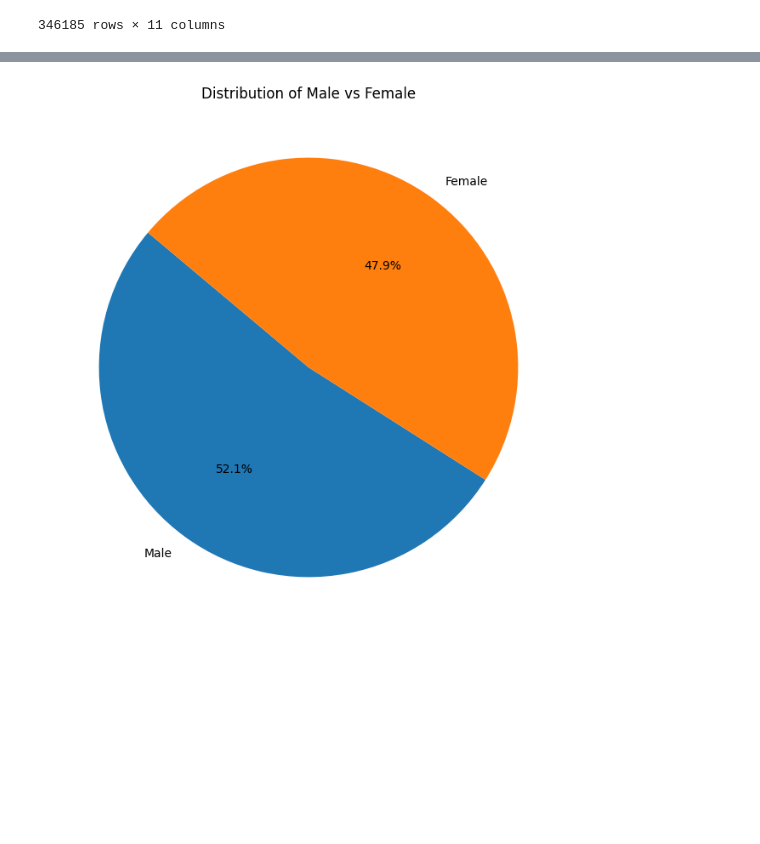
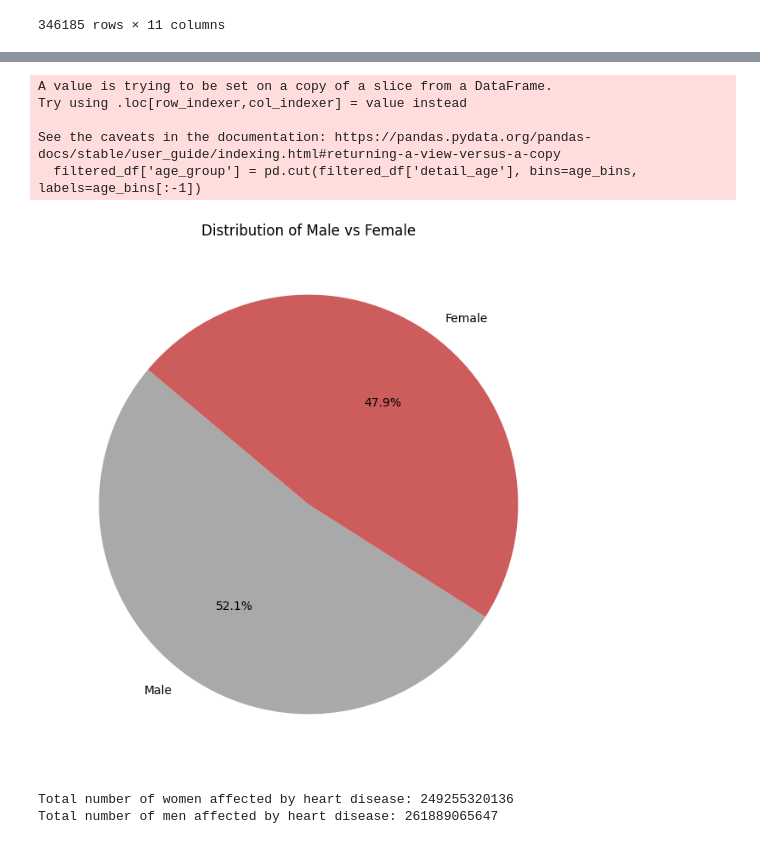
Before and after one commit to azmedtech/ASU_DA_Project1_Team2, a Jupyter notebook: Heart_Disease_2005.ipynb, the cells around one changed output, grey strips where cells are left out. Cells and saved outputs as stored; diff of their text form; code cells hidden in the pictures; blank space fills up the shorter version.

```diff
--- a/Heart_Disease_2005.ipynb
+++ b/Heart_Disease_2005.ipynb
@@ -37,12 +45,12 @@ clean_2005_DD_df
 1719615 rows × 11 columns
 # %%
 #Create a new dataframe that only includes the data for individuals with a cause of death related to heart disease
-selected_entries = ["All other forms of chronic ischemic heart disease (I20,I25.1-I25.9)",
+selected_entries_heart = ["All other forms of chronic ischemic heart disease (I20,I25.1-I25.9)",
                     "Acute myocardial infarction (I21-I22)",
                     "Atherosclerotic cardiovascular disease, so described (I25.0)",
                     "Congestive heart failure (I50.0)"]
 
-heart_disease_df = clean_2005_DD_df[clean_2005_DD_df['358_cause_recode_text'].isin(selected_entries)]
+heart_disease_df = clean_2005_DD_df[clean_2005_DD_df["358_cause_recode_text"].isin(selected_entries_heart)]
 heart_disease_df
 # %% [output]
 |  | detail_age | detail_age_type_text | sex_text | race_text | marital_status_text | day_of_week_of_death_text | ... |
@@ -61,13 +223,46 @@ heart_disease_df
 # %%
-#Create a pie chart showing the percentage of male vs female patients whose cauase of death was heart disease
+#Create a pie chart showing the percentage of male vs female patients whose caase of death was heart disease
+
+# Filter out entries with age greater than 120 (Age Unknown populates as a number in the thousands)
+filtered_df = heart_disease_df[heart_disease_df['detail_age'] <= 120]
+
+# Define age groups for aggregation
+# Create age bins of width 10
+age_bins = np.arange(0, 121, 10)
+
+# Create a new column 'age_group' based on the age bins
+filtered_df['age_group'] = pd.cut(filtered_df['detail_age'], bins=age_bins, labels=age_bins[:-1])
 
 # Calculate the count of male and female
 gender_counts = heart_disease_df['sex_text'].value_counts()
 
+# Create a pie chart with males in grey and females in a shade of red
+colors = ['darkgrey', 'indianred']
+
 # Create a pie chart
 plt.figure(figsize=(8, 8))
-plt.pie(gender_counts, labels=gender_counts.index, autopct='%1.1f%%', startangle=140)
+plt.pie(gender_counts, labels=gender_counts.index, autopct='%1.1f%%', startangle=140, colors=colors)
 plt.title('Distribution of Male vs Female')
 plt.show()
 # %% [output]
+A value is trying to be set on a copy of a slice from a DataFrame.
+Try using .loc[row_indexer,col_indexer] = value instead
+
+See the caveats in the documentation: https://pandas.pydata.org/pandas-docs/stable/user_guide/indexing.html#returning-a-view-versus-a-copy
+  filtered_df['age_group'] = pd.cut(filtered_df['detail_age'], bins=age_bins, labels=age_bins[:-1])
-[figure, old version]
+[figure, new version]
+# %%
+# Calculate the total number of women and men affected by heart disease
+total_population_women = pop_data_2005_df.loc[pop_data_2005_df['SEX'] == 'Female', 'POPESTIMATE2005'].sum()
+total_population_men = pop_data_2005_df.loc[pop_data_2005_df['SEX'] == 'Male', 'POPESTIMATE2005'].sum()
+
+# Calculate the total number of women and men affected
+total_women_affected = gender_counts['Female'] / 100 * total_population_women
+total_men_affected = gender_counts['Male'] / 100 * total_population_men
+
+# Display the total number of women and men affected
+print(f"Total number of women affected by heart disease: {int(total_women_affected)}")
+print(f"Total number of men affected by heart disease: {int(total_men_affected)}")
+# %% [output]
+Total number of women affected by heart disease: 249255320136
+Total number of men affected by heart disease: 261889065647
```
Also changed, not shown: parts of 28 cells of this notebook, 4 other files.
